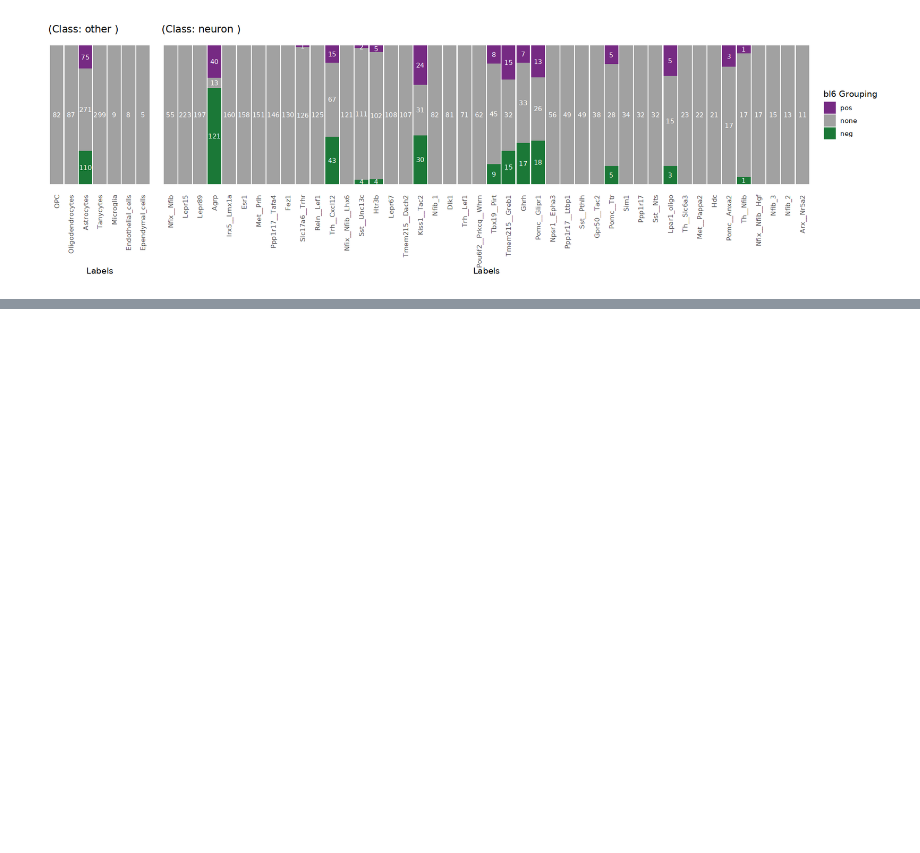
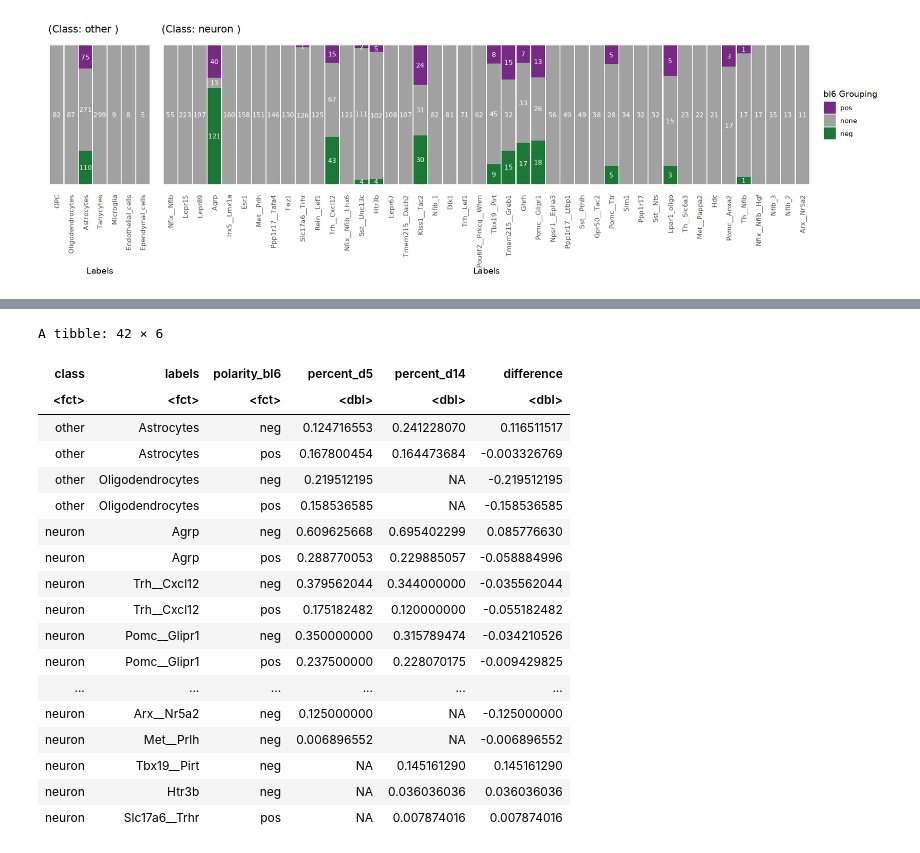
Before and after one commit to perslab/Aalling-Todorov-2024, a Jupyter notebook: 01_milo_cellbender/nh_sig_count_plots.ipynb, the cells around one changed output, grey strips where cells are left out. Drawn from its saved outputs; the diff is of its cells as text; code cells hidden in the pictures; blank space fills up the shorter version.

```diff
--- a/01_milo_cellbender/nh_sig_count_plots.ipynb
+++ b/01_milo_cellbender/nh_sig_count_plots.ipynb
@@ -325,6 +306,9 @@ combined_plots %>% ggsave('nh_sum_d5_MAST.pdf', plot = ., width = 16, height=10)
 combined_plots
 # %% [output]
 [figure]
+# %%
+final_summary_percent_d5 = final_summary_percent
+final_summary_percent_d5 %>% write_xlsx('nh_DA_summary_Day5.xlsx')
 # %%
 beeswarm_results = qs::qread('beeswarm_da_results_d14_MAST.qs')
 # Step 1: Modify restored_grouping
@@ -507,0 +494,3 @@ combined_plots
+# %%
+final_summary_percent_d14 = final_summary_percent
+final_summary_percent_d14 %>% write_xlsx('nh_DA_summary_Day14.xlsx')
@@ -507,0 +535,34 @@ combined_plots
+# %%
+combined_data <- full_join(final_summary_percent_d5, final_summary_percent_d14,
+                           by = c("class", "labels", "polarity_bl6"),
+                           suffix = c("_d5", "_d14"))
+
+# Step 2: Calculating the difference
+combined_data <- combined_data %>%
+  mutate(difference = replace_na(percent_d14, 0) - replace_na(percent_d5, 0))
+
+# Step 3: Select and arrange columns if necessary
+result_tibble <- combined_data %>%
+  select(class, labels, polarity_bl6, percent_d5, percent_d14, difference)
+
+result_tibble %>% filter(polarity_bl6 != 'none')
+# %% [output]
+A tibble: 42 × 6
+| class | labels | polarity_bl6 | percent_d5 | percent_d14 | difference |
+| <fct> | <fct> | <fct> | <dbl> | <dbl> | <dbl> |
+| other | Astrocytes | neg | 0.124716553 | 0.241228070 | 0.116511517 |
+| other | Astrocytes | pos | 0.167800454 | 0.164473684 | -0.003326769 |
+| other | Oligodendrocytes | neg | 0.219512195 | NA | -0.219512195 |
+| other | Oligodendrocytes | pos | 0.158536585 | NA | -0.158536585 |
+| neuron | Agrp | neg | 0.609625668 | 0.695402299 | 0.085776630 |
+| neuron | Agrp | pos | 0.288770053 | 0.229885057 | -0.058884996 |
+| neuron | Trh__Cxcl12 | neg | 0.379562044 | 0.344000000 | -0.035562044 |
+| neuron | Trh__Cxcl12 | pos | 0.175182482 | 0.120000000 | -0.055182482 |
+| neuron | Pomc__Glipr1 | neg | 0.350000000 | 0.315789474 | -0.034210526 |
+| neuron | Pomc__Glipr1 | pos | 0.237500000 | 0.228070175 | -0.009429825 |
+| ... | ... | ... | ... | ... | ... |
+| neuron | Arx__Nr5a2 | neg | 0.125000000 | NA | -0.125000000 |
+| neuron | Met__Prlh | neg | 0.006896552 | NA | -0.006896552 |
+| neuron | Tbx19__Pirt | neg | NA | 0.145161290 | 0.145161290 |
+| neuron | Htr3b | neg | NA | 0.036036036 | 0.036036036 |
+| neuron | Slc17a6__Trhr | pos | NA | 0.007874016 | 0.007874016 |
```
Also changed, not shown: parts of 6 cells of this notebook.
